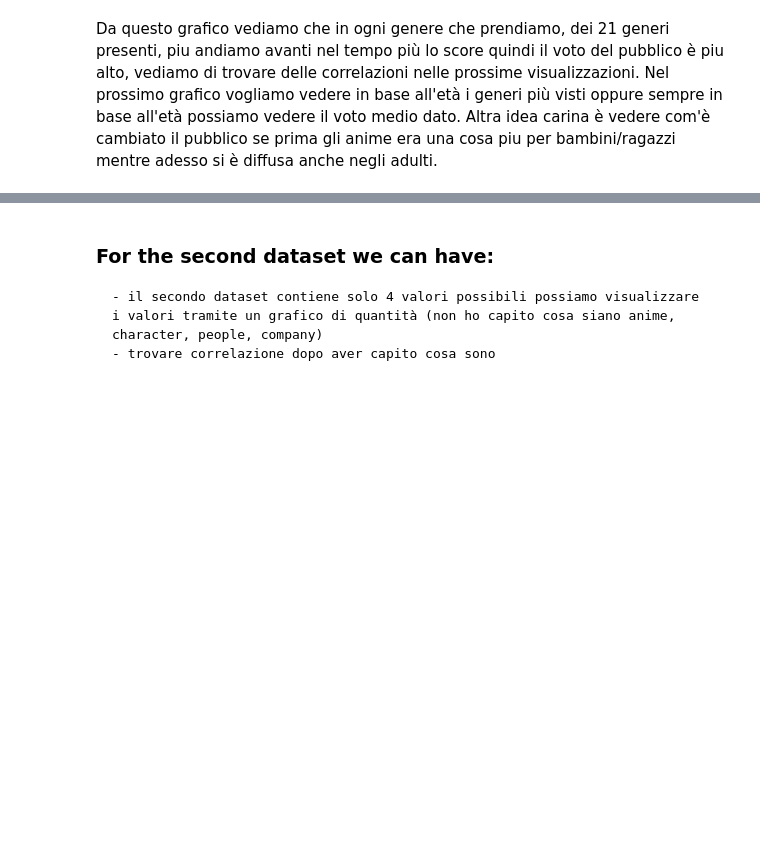
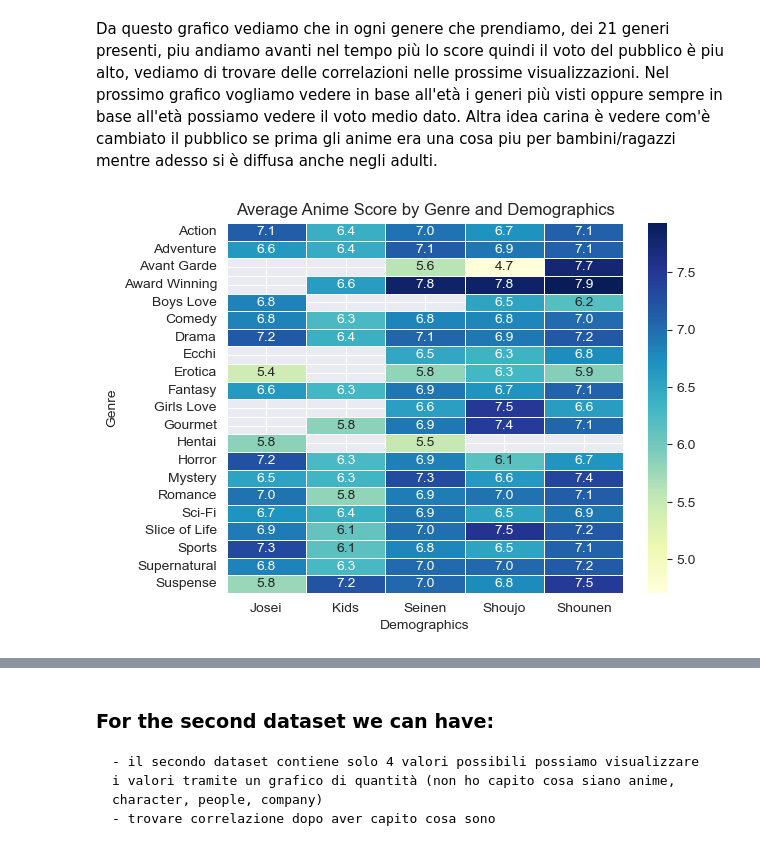
Before and after one commit to denis-budau/HCI-TWEB_2025-26, a Jupyter notebook: solution/data_visualitation.ipynb, the cells around one changed output, grey strips where cells are left out. Drawn from its saved outputs; the diff is of its cells as text; code cells hidden in the pictures; blank space fills up the shorter version.

Commit message:
continue data visualitation

```diff
--- a/solution/data_visualitation.ipynb
+++ b/solution/data_visualitation.ipynb
@@ -11,4 +11,6 @@ import numpy as np
 # %%
 # I don't know if we have to read all dataset also in this file or we can import from the data cleaning file
 # da passare dataset già puliti
-anime_details_df = pd.read_csv('datasets/PHIL DATA SET/details.csv')
+anime_details_df = pd.read_csv('datasets/details.csv')
+profiles_df = pd.read_csv('datasets/profiles.csv')
+ratings_df = pd.read_csv('datasets/ratings.csv')
@@ -133,8 +167,10 @@ str
 # %%
 # to list from string
 anime_details_df["genres"] = anime_details_df["genres"].apply(ast.literal_eval)
+anime_details_df["demographics"] = anime_details_df["demographics"].apply(ast.literal_eval)
 
-df_vis = anime_details_df.explode('genres')
+
+df_vis = anime_details_df.explode('genres').explode('demographics')
 genres_counts = df_vis["genres"].value_counts().sort_index()
 # %% [markdown]
 In primis vediamo come sono divisi i ventuno generi che sono presenti per capire a livello visivo i top generi di anime prodotti come punti successivi vedremo una visualizzazione dei generi come si sono svillupati negli anni e provare a capire se avvenimenti storici possano aver influenzato la crescita
@@ -173,3 +209,14 @@ plt.show()
 [figure]
 # %% [markdown]
 Da questo grafico vediamo che in ogni genere che prendiamo, dei 21 generi presenti, piu andiamo avanti nel tempo più lo score quindi il voto del pubblico è piu alto, vediamo di trovare delle correlazioni nelle prossime visualizzazioni. Nel prossimo grafico vogliamo vedere in base all'età i generi più visti oppure sempre in base all'età possiamo vedere il voto medio dato. Altra idea carina è vedere com'è cambiato il pubblico se prima gli anime era una cosa piu per bambini/ragazzi mentre adesso si è diffusa anche negli adulti.
+# %%
+# Pivot table: Index=Genres, Columns=Decade, Values=Mean Score
+heatmap_data = df_vis.pivot_table(index='genres', columns='demographics', values='score', aggfunc='mean')
+
+sns.heatmap(heatmap_data, annot=True, fmt=".1f", cmap="YlGnBu", linewidths=.5)
+plt.title("Average Anime Score by Genre and Demographics")
+plt.xlabel("Demographics")
+plt.ylabel("Genre")
+plt.show()
+# %% [output]
+[figure, added]
```
Also changed, not shown: parts of 16 cells of this notebook, 1 other file.
